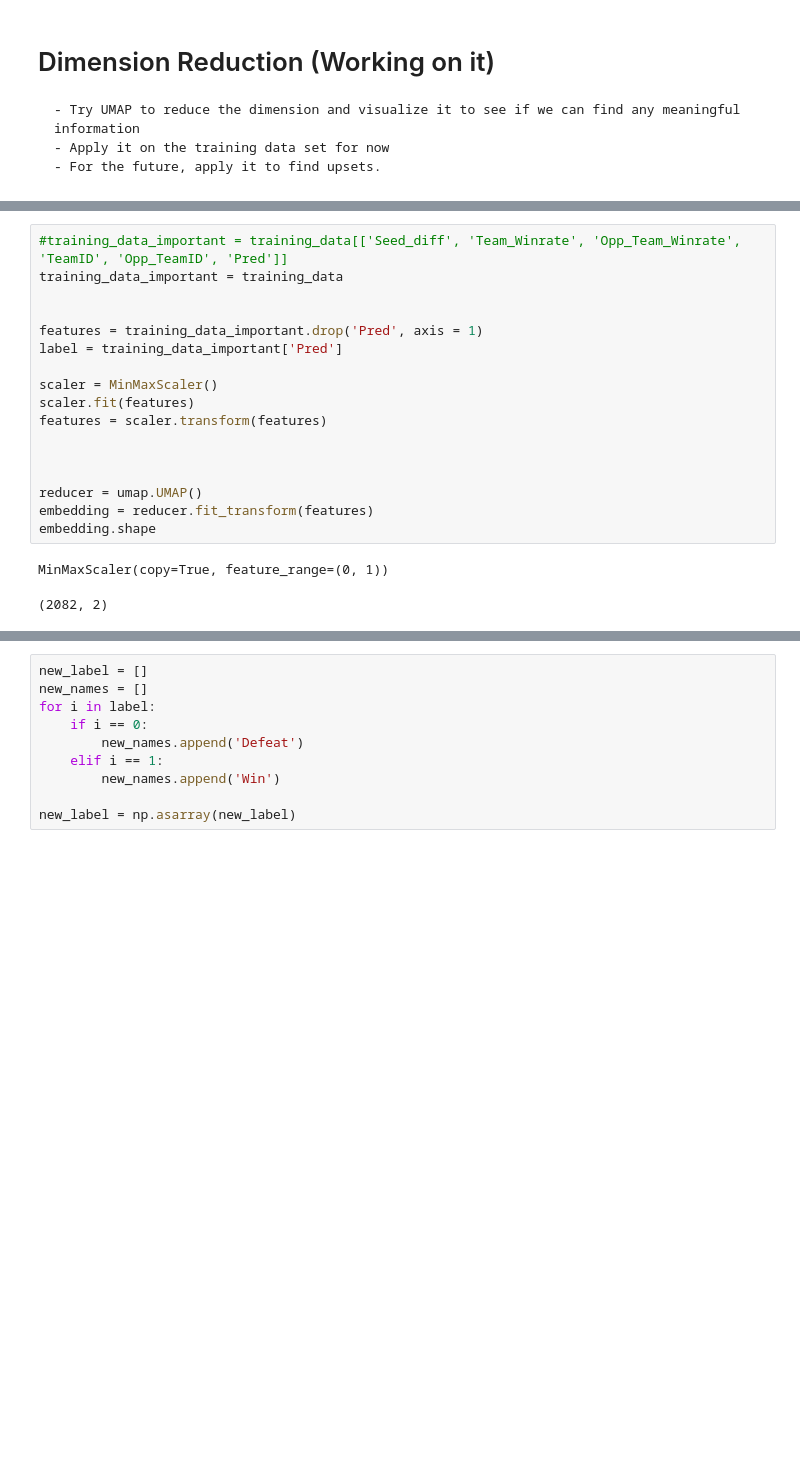
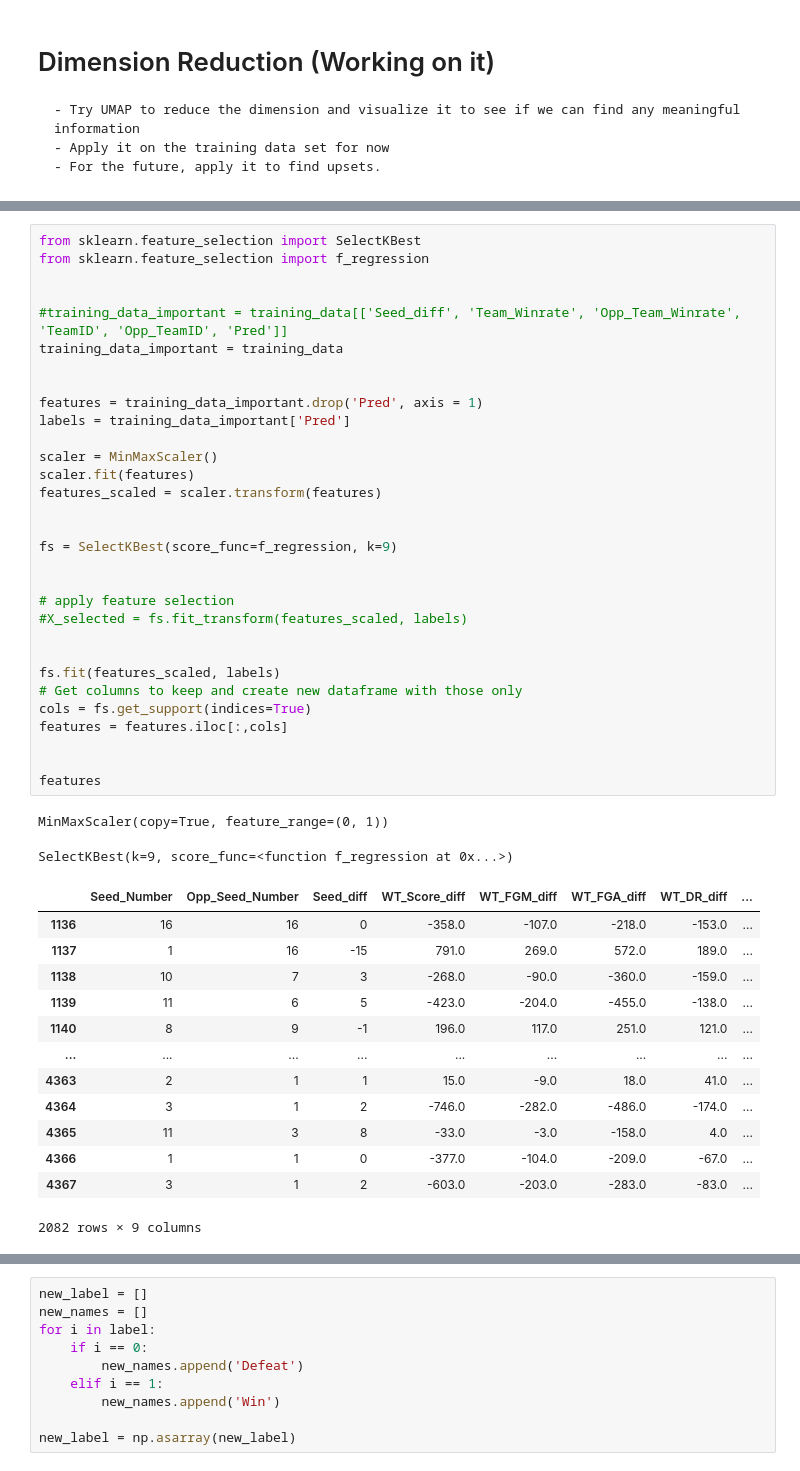
Before and after one commit to YT-Hwang/Kaggle_Competion, a Jupyter notebook: Google Cloud & NCAA® ML Competition 2020-NCAAM/2019 Season Simulation/2019 Simulation.ipynb, the cells around one changed output, grey strips where cells are left out. Saved outputs shown, nothing was run; the diff lists cells and outputs as text; blank space fills up the shorter version.

```diff
--- a/Google Cloud & NCAA® ML Competition 2020-NCAAM/2019 Season Simulation/2019 Simulation.ipynb
+++ b/Google Cloud & NCAA® ML Competition 2020-NCAAM/2019 Season Simulation/2019 Simulation.ipynb
@@ -1386,20 +1386,47 @@ training_data
 # %%
+from sklearn.feature_selection import SelectKBest
+from sklearn.feature_selection import f_regression
+
+
 #training_data_important = training_data[['Seed_diff', 'Team_Winrate', 'Opp_Team_Winrate', 'TeamID', 'Opp_TeamID', 'Pred']]
 training_data_important = training_data
 
 
 features = training_data_important.drop('Pred', axis = 1)
-label = training_data_important['Pred']
+labels = training_data_important['Pred']
 
 scaler = MinMaxScaler()
 scaler.fit(features)
-features = scaler.transform(features)
+features_scaled = scaler.transform(features)
 
 
+fs = SelectKBest(score_func=f_regression, k=9)
 
-reducer = umap.UMAP()
-embedding = reducer.fit_transform(features)
-embedding.shape
+
+# apply feature selection
+#X_selected = fs.fit_transform(features_scaled, labels)
+
+
+fs.fit(features_scaled, labels)
+# Get columns to keep and create new dataframe with those only
+cols = fs.get_support(indices=True)
+features = features.iloc[:,cols]
+
+
+features
 # %% [output]
 MinMaxScaler(copy=True, feature_range=(0, 1))
-(2082, 2)
+SelectKBest(k=9, score_func=<function f_regression at 0x...>)
+|  | Seed_Number | Opp_Seed_Number | Seed_diff | WT_Score_diff | WT_FGM_diff | WT_FGA_diff | WT_DR_diff | ... |
+| 1136 | 16 | 16 | 0 | -358.0 | -107.0 | -218.0 | -153.0 | ... |
+| 1137 | 1 | 16 | -15 | 791.0 | 269.0 | 572.0 | 189.0 | ... |
+| 1138 | 10 | 7 | 3 | -268.0 | -90.0 | -360.0 | -159.0 | ... |
+| 1139 | 11 | 6 | 5 | -423.0 | -204.0 | -455.0 | -138.0 | ... |
+| 1140 | 8 | 9 | -1 | 196.0 | 117.0 | 251.0 | 121.0 | ... |
+| ... | ... | ... | ... | ... | ... | ... | ... | ... |
+| 4363 | 2 | 1 | 1 | 15.0 | -9.0 | 18.0 | 41.0 | ... |
+| 4364 | 3 | 1 | 2 | -746.0 | -282.0 | -486.0 | -174.0 | ... |
+| 4365 | 11 | 3 | 8 | -33.0 | -3.0 | -158.0 | 4.0 | ... |
+| 4366 | 1 | 1 | 0 | -377.0 | -104.0 | -209.0 | -67.0 | ... |
+| 4367 | 3 | 1 | 2 | -603.0 | -203.0 | -283.0 | -83.0 | ... |
+2082 rows × 9 columns
```
Also changed, not shown: parts of 41 cells of this notebook, 2 other files.
